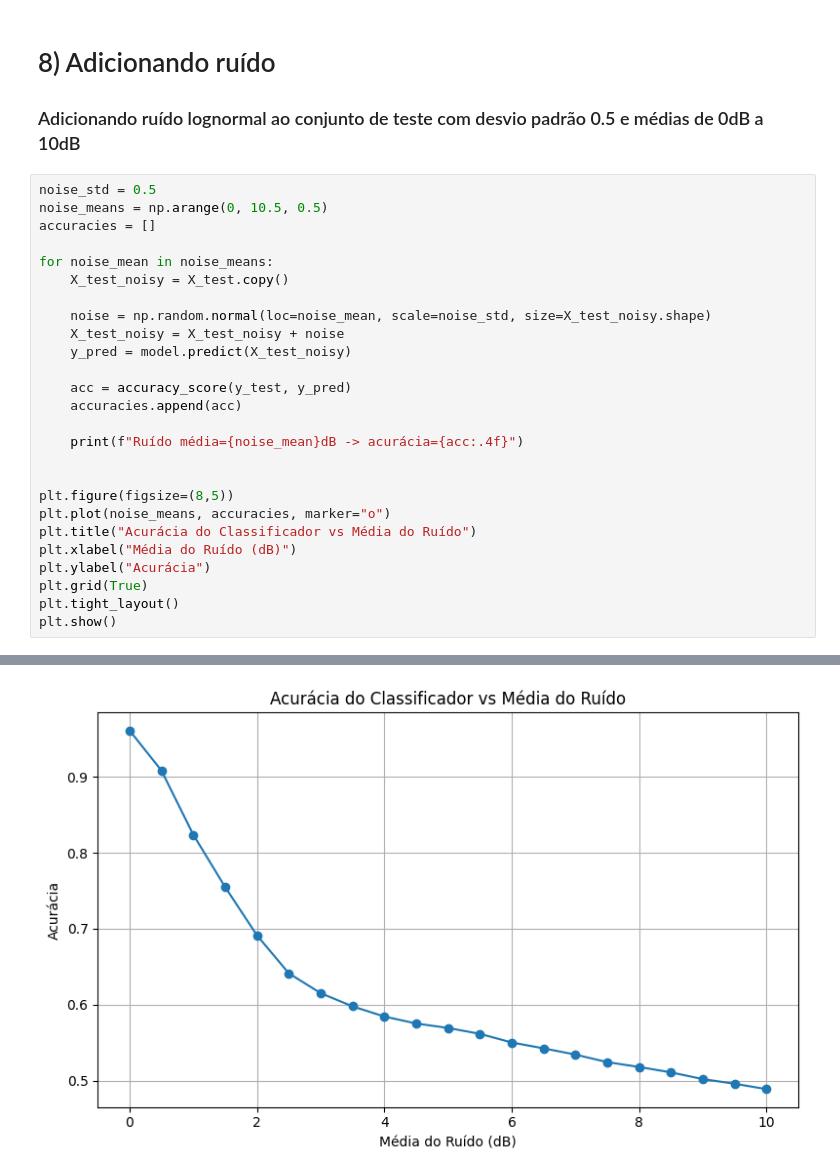
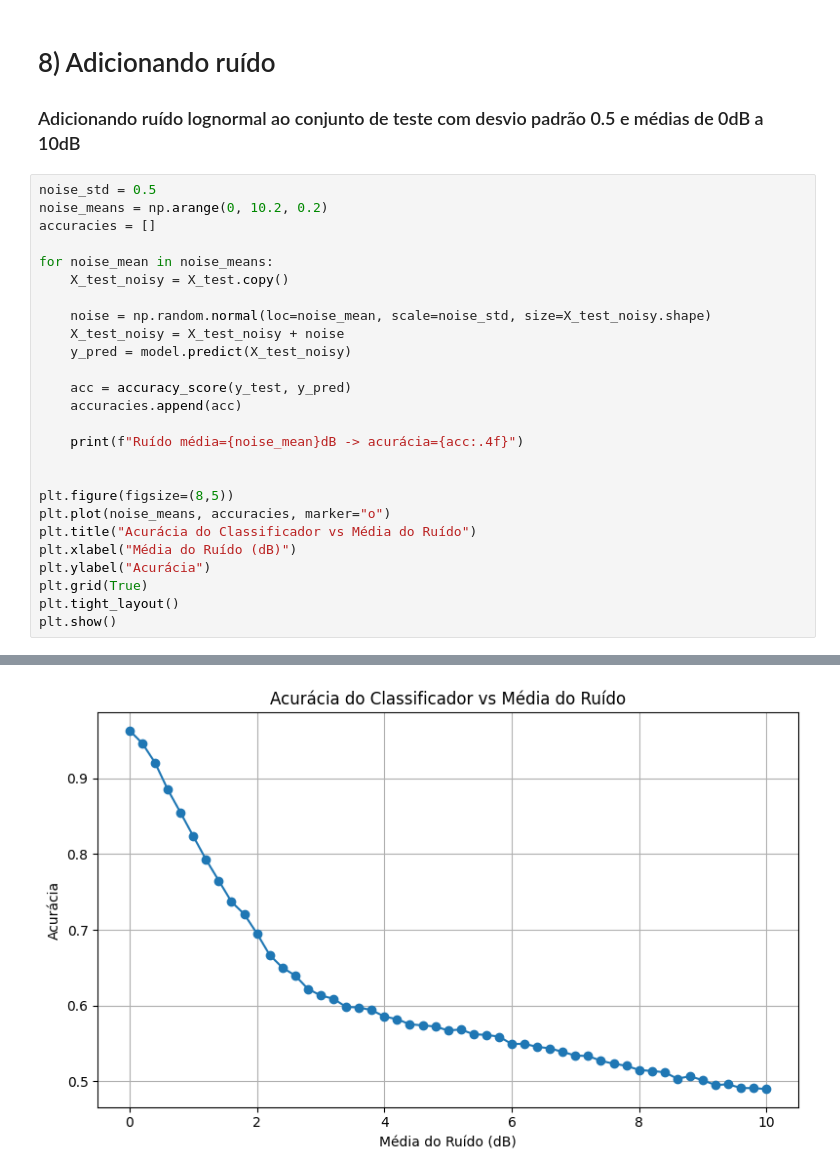
Before and after one commit to gddeazevedo/rf_indoor_positioning_classification, a Jupyter notebook: main.ipynb, the cells around one changed output, grey strips where cells are left out. Saved outputs shown, nothing was run; the diff lists cells and outputs as text.

```diff
--- a/main.ipynb
+++ b/main.ipynb
@@ -274,7 +274,7 @@ Matriz de Confusão:
 ### Adicionando ruído lognormal ao conjunto de teste com desvio padrão 0.5 e médias de 0dB a 10dB
 # %%
 noise_std = 0.5
-noise_means = np.arange(0, 10.5, 0.5)
+noise_means = np.arange(0, 10.2, 0.2)
 accuracies = []
 
 for noise_mean in noise_means:
@@ -319 +319 @@ Ruído média=10.0dB -> acurácia=0.4890
-[figure, old version]
+[figure, new version]
```
Also changed, not shown: parts of 2 cells of this notebook.
